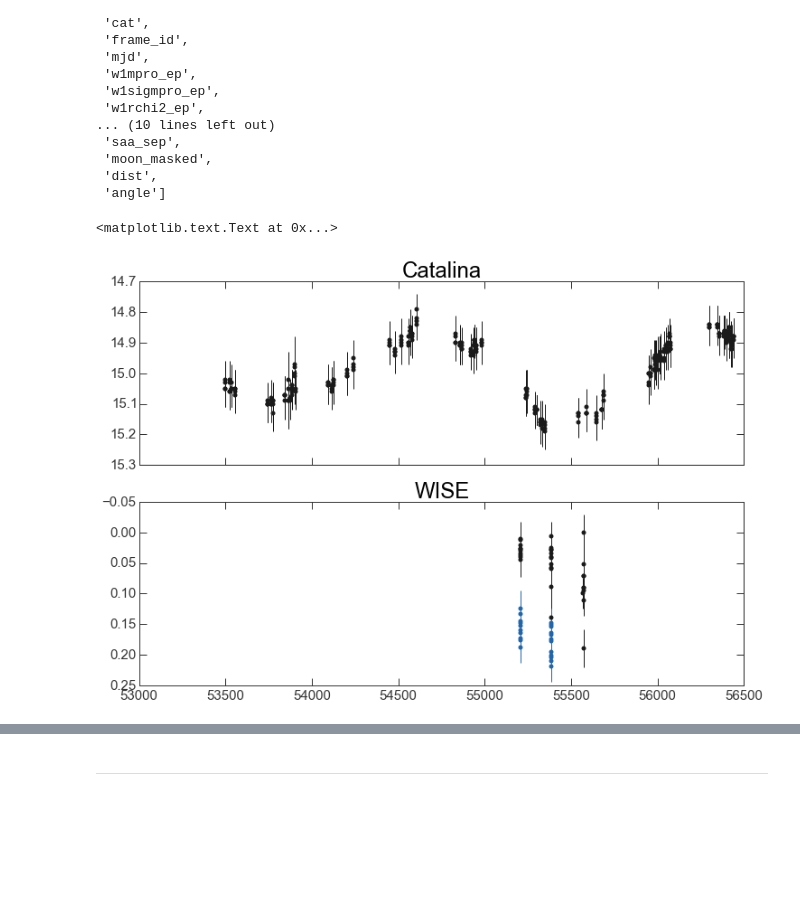
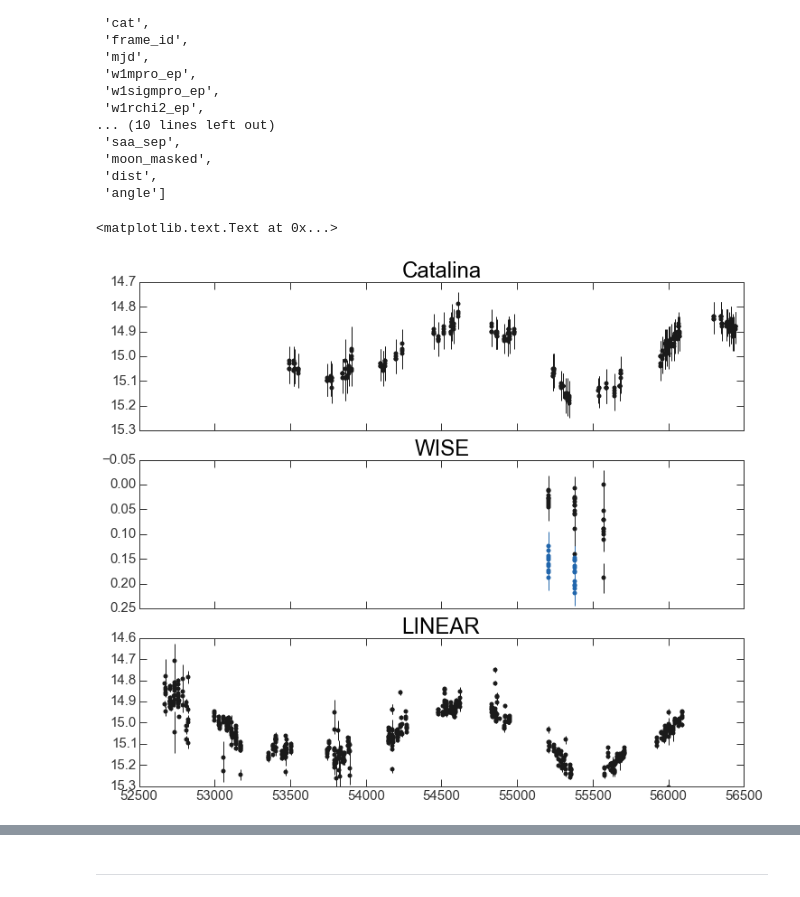
Before and after one commit to adrn/PG1302, a Jupyter notebook: PG 1302.ipynb, the cells around one changed output, grey strips where cells are left out. Saved outputs shown, nothing was run; the diff lists cells and outputs as text; code cells hidden in the pictures; blank space fills up the shorter version.

Commit message:
update plots with linear data

```diff
--- a/PG 1302.ipynb
+++ b/PG 1302.ipynb
@@ -24,0 +27,2 @@ css.colnames
+# %%
+linear = ascii.read("/Users/adrian/projects/PG1302/linear.txt")
@@ -47,22 +55,27 @@ wise.colnames
  'dist',
  'angle']
 # %%
-fig,axes = plt.subplots(2,1,figsize=(12,8),sharex=True)
+fig,axes = plt.subplots(3,1,figsize=(12,10),sharex=True)
 
 axes[0].errorbar(css['MJD'], css['Mag'], css['Magerr'], marker='o', linestyle='none')
-axes[0].invert_yaxis()
 
 for i in [2,3]:
     y = wise['w{}mpro_ep'.format(i)]
     dy = wise['w{}sigmpro_ep'.format(i)]
     y -= y.min()
     y += (i - 2) / 8.
     axes[1].errorbar(wise['mjd'], y, dy, marker='o', linestyle='none')
+b
+axes[2].errorbar(linear['mjd'], linear['mag'], linear['magerr'], marker='o', linestyle='none')
+axes[2].set_ylim(14.6,15.3)
 
+axes[0].invert_yaxis()
 axes[1].invert_yaxis()
+axes[2].invert_yaxis()
 
 axes[0].set_title("Catalina")
 axes[1].set_title("WISE")
+axes[2].set_title("LINEAR")
 # %% [output]
 <matplotlib.text.Text at 0x...>
-[figure, old version]
+[figure, new version]
```
Also changed, not shown: parts of 26 cells of this notebook.
